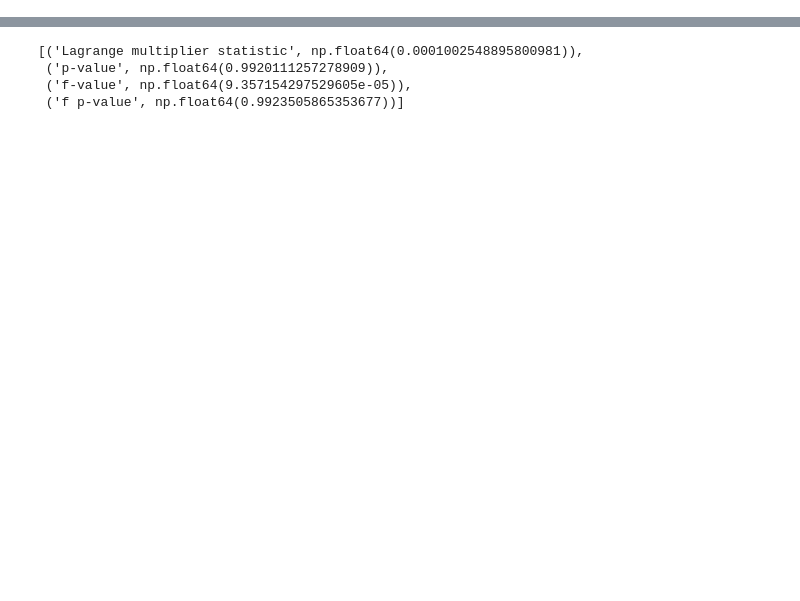
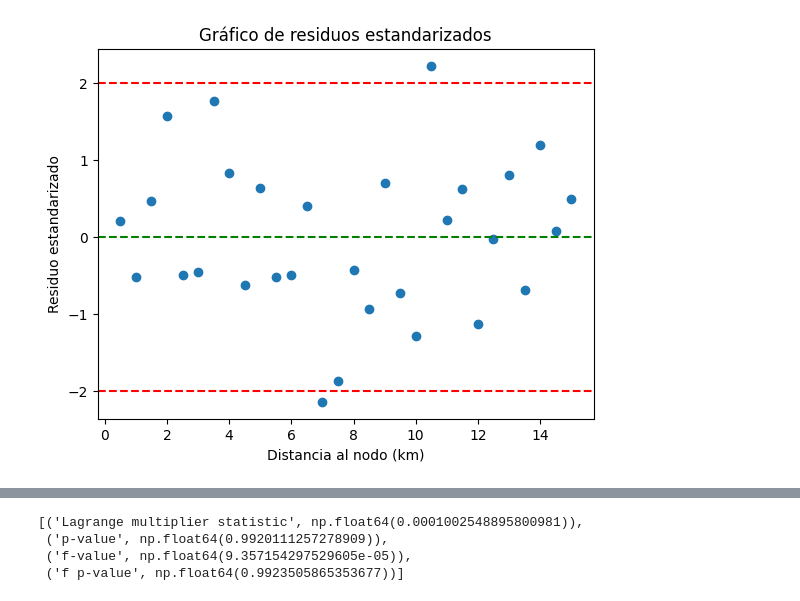
Before and after one commit to nadiasantillan/unsl-data-py-4.2, a Jupyter notebook: experimentos/sandbox.ipynb, the cells around one changed output, grey strips where cells are left out. Saved outputs shown, nothing was run; the diff lists cells and outputs as text; code cells hidden in the pictures; blank space fills up the shorter version.

```diff
--- a/experimentos/sandbox.ipynb
+++ b/experimentos/sandbox.ipynb
@@ -26,0 +55,4 @@ Notes:
+# %%
+regresion.residuos_estandar()
+# %% [output]
+[figure, added]
```
Also changed, not shown: parts of 10 cells of this notebook, 2 other files.
